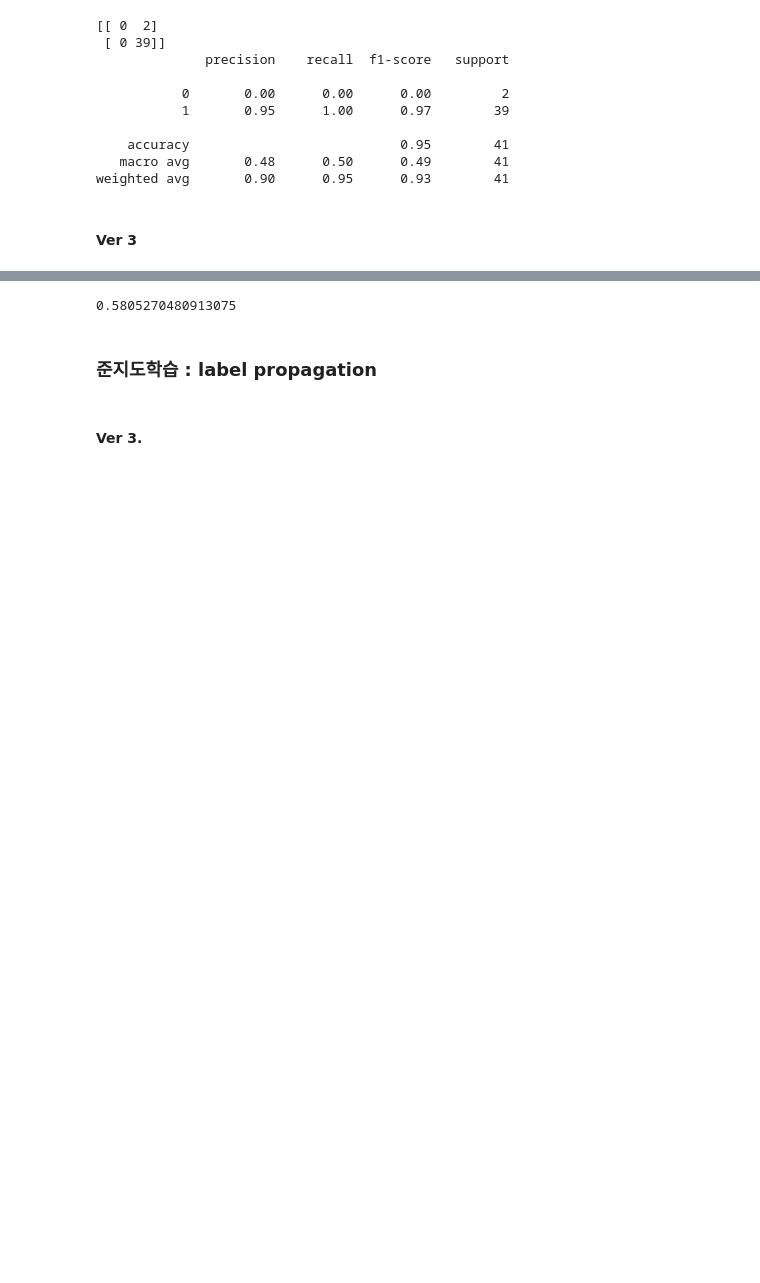
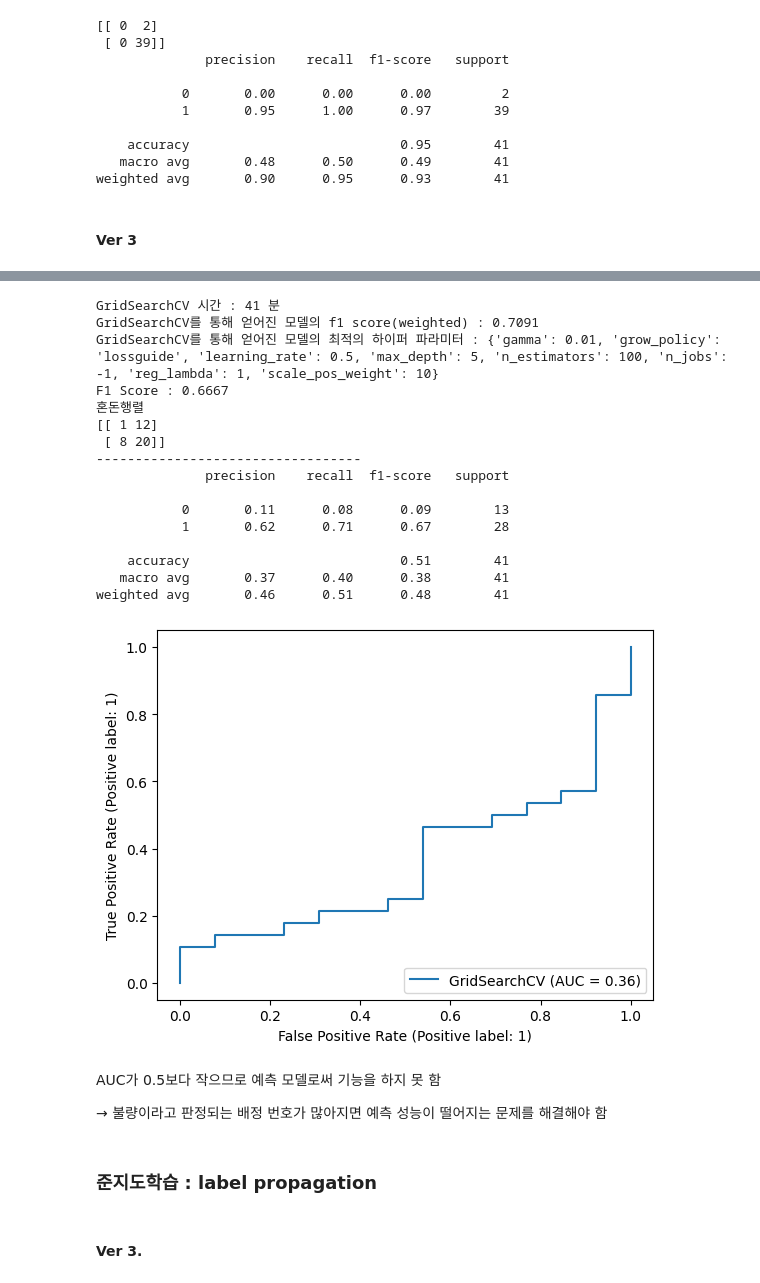
Before and after one commit to nyeokinyeoki/kamp, a Jupyter notebook: Data_analyse_heat_treatment_제조에 미련이 남아.ipynb, the cells around one changed output, grey strips where cells are left out. Drawn from its saved outputs; the diff is of its cells as text; code cells hidden in the pictures; blank space fills up the shorter version.

```diff
--- a/Data_analyse_heat_treatment_제조에 미련이 남아.ipynb
+++ b/Data_analyse_heat_treatment_제조에 미련이 남아.ipynb
@@ -1192,22 +1192,41 @@ weighted avg       0.44      0.32      0.19        41
 ### gridsearchcv
 # %%
 def make_grid(X, y, random_state=None, split=3) :
+
+    start_time = time.time()
+
     model_xgb = XGBClassifier()
+
     kfold = KFold(n_splits=split, shuffle=True, random_state=random_state)
-    params = {'n_estimators': [100,150,200,300,500,1000],
+
+    params = {
+        'n_estimators': [100,150,200,300,500,1000],
           'max_depth' : [3,5,9,12,15,20],
           'grow_policy' : ['lossguide'],
           'learning_rate' : np.logspace(start=-3, stop=0, num=4).tolist() + [0.05, 0.5],
           'gamma' : np.logspace(start=-3, stop=0, num=4).tolist() + [0.05, 0.5],
           'n_jobs' : [-1],
           'reg_lambda' : [1,3,5,10,20,50,100],
-          'scale_pos_weight': [1, 3, 5, 10]}
-    # hyp_param = {"learning_rate" : [0.005],
-    #              "max_depth" : [5]}
-    grid = GridSearchCV(estimator=model_xgb, param_grid=params, scoring="f1", cv=kfold, n_jobs=-1)
+          'scale_pos_weight': [1, 3, 5, 10]
+          }
+
+    grid = GridSearchCV(estimator=model_xgb, param_grid=params, scoring="f1_weighted", cv=kfold, n_jobs=-1)
+
     grid.fit(X, y)
 
-    return grid
+    end_time = time.time()
+
+    print("GridSearchCV 시간 :", round((end_time - start_time)/60),"분")
+
+    bestScore = grid.best_score_
+
+    bestParams = grid.best_params_
+
+    print("GridSearchCV를 통해 얻어진 모델의 f1 score(weighted) :",round(bestScore, 4))
+
+    print("GridSearchCV를 통해 얻어진 모델의 최적의 하이퍼 파라미터 :", bestParams)
+
+    return grid, bestScore, bestParams
 # %% [markdown]
 #### Ver 2
 # %%
@@ -1310,7 +1279,31 @@ weighted avg       0.80      0.76      0.76        41
-# %%
-gridcv2.best_score_
-# %% [output]
-0.5805270480913075
+# %%
+gridcv2, best_score_grid_xgb2, best_params_grid_xgb2 = make_grid(X=X_train_over3, y=y_train_over3, random_state=randomSt, split=3)
+
+y_pred_grid2, cr8 = predict_mk_md(model=gridcv2, X_test=X_val_sc3, y_test=y_val3)
+
+winsound.Beep(frequency=100, duration=10)
+# %% [output]
+GridSearchCV 시간 : 41 분
+GridSearchCV를 통해 얻어진 모델의 f1 score(weighted) : 0.7091
+GridSearchCV를 통해 얻어진 모델의 최적의 하이퍼 파라미터 : {'gamma': 0.01, 'grow_policy': 'lossguide', 'learning_rate': 0.5, 'max_depth': 5, 'n_estimators': 100, 'n_jobs': -1, 'reg_lambda': 1, 'scale_pos_weight': 10}
+F1 Score : 0.6667
+혼돈행렬
+[[ 1 12]
+ [ 8 20]]
+----------------------------------
+              precision    recall  f1-score   support
+
+           0       0.11      0.08      0.09        13
+           1       0.62      0.71      0.67        28
+
+    accuracy                           0.51        41
+   macro avg       0.37      0.40      0.38        41
+weighted avg       0.46      0.51      0.48        41
+[figure, added]
+# %% [markdown]
+AUC가 0.5보다 작으므로 예측 모델로써 기능을 하지 못 함
+
+→ 불량이라고 판정되는 배정 번호가 많아지면 예측 성능이 떨어지는 문제를 해결해야 함
 # %% [markdown]
 ### 준지도학습 : label propagation
 # %%
```
Also changed, not shown: parts of 10 cells of this notebook.
